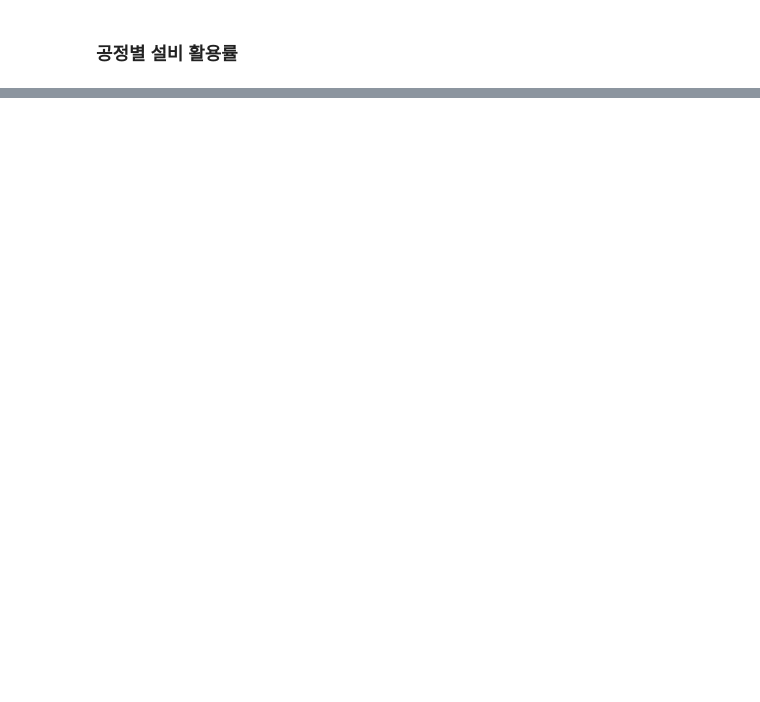
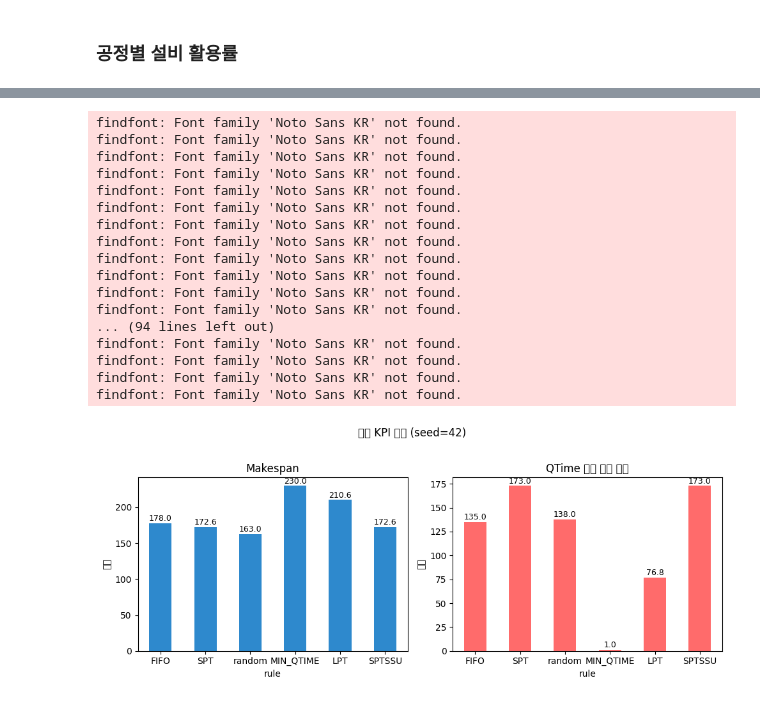
Before and after one commit to cryscham123/simulation_teamwork, a Jupyter notebook: result.ipynb, the cells around one changed output, grey strips where cells are left out. Drawn from its saved outputs; the diff is of its cells as text; code cells hidden in the pictures; blank space fills up the shorter version.

```diff
--- a/result.ipynb
+++ b/result.ipynb
@@ -177,0 +304,39 @@ plt.show()
+# %%
+fig, axes = plt.subplots(1, 2, figsize=(10, 4))
+
+df_compare['makespan'].plot(kind='bar', ax=axes[0], color='#2E89CD', rot=0)
+axes[0].set_title('Makespan')
+axes[0].set_ylabel('시간')
+for bar in axes[0].patches:
+    axes[0].text(bar.get_x() + bar.get_width() / 2, bar.get_height() + 0.5,
+                 f'{bar.get_height():.1f}', ha='center', va='bottom', fontsize=9)
+
+df_compare['qtime_violation'].plot(kind='bar', ax=axes[1], color='#FF6B6B', rot=0)
+axes[1].set_title('QTime 위반 시간 합계')
+axes[1].set_ylabel('시간')
+for bar in axes[1].patches:
+    axes[1].text(bar.get_x() + bar.get_width() / 2, bar.get_height() + 0.5,
+                 f'{bar.get_height():.1f}', ha='center', va='bottom', fontsize=9)
+
+plt.suptitle('룰별 KPI 비교 (seed=42)', y=1.02)
+plt.tight_layout()
+plt.show()
+# %% [output]
+findfont: Font family 'Noto Sans KR' not found.
+findfont: Font family 'Noto Sans KR' not found.
+findfont: Font family 'Noto Sans KR' not found.
+findfont: Font family 'Noto Sans KR' not found.
+findfont: Font family 'Noto Sans KR' not found.
+findfont: Font family 'Noto Sans KR' not found.
+findfont: Font family 'Noto Sans KR' not found.
+findfont: Font family 'Noto Sans KR' not found.
+findfont: Font family 'Noto Sans KR' not found.
+findfont: Font family 'Noto Sans KR' not found.
+findfont: Font family 'Noto Sans KR' not found.
+findfont: Font family 'Noto Sans KR' not found.
+... (94 lines left out)
+findfont: Font family 'Noto Sans KR' not found.
+findfont: Font family 'Noto Sans KR' not found.
+findfont: Font family 'Noto Sans KR' not found.
+findfont: Font family 'Noto Sans KR' not found.
+[figure, added]
```
Also changed, not shown: parts of 7 cells of this notebook, 4 other files.
